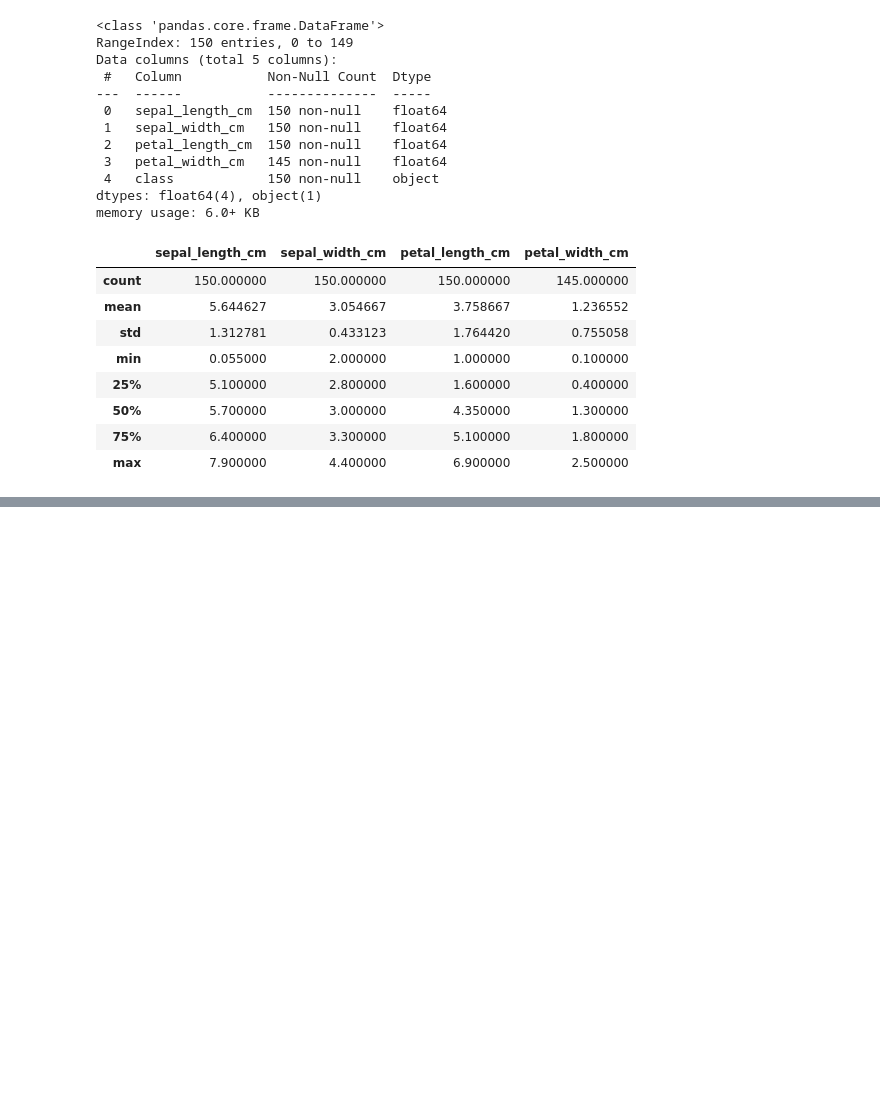
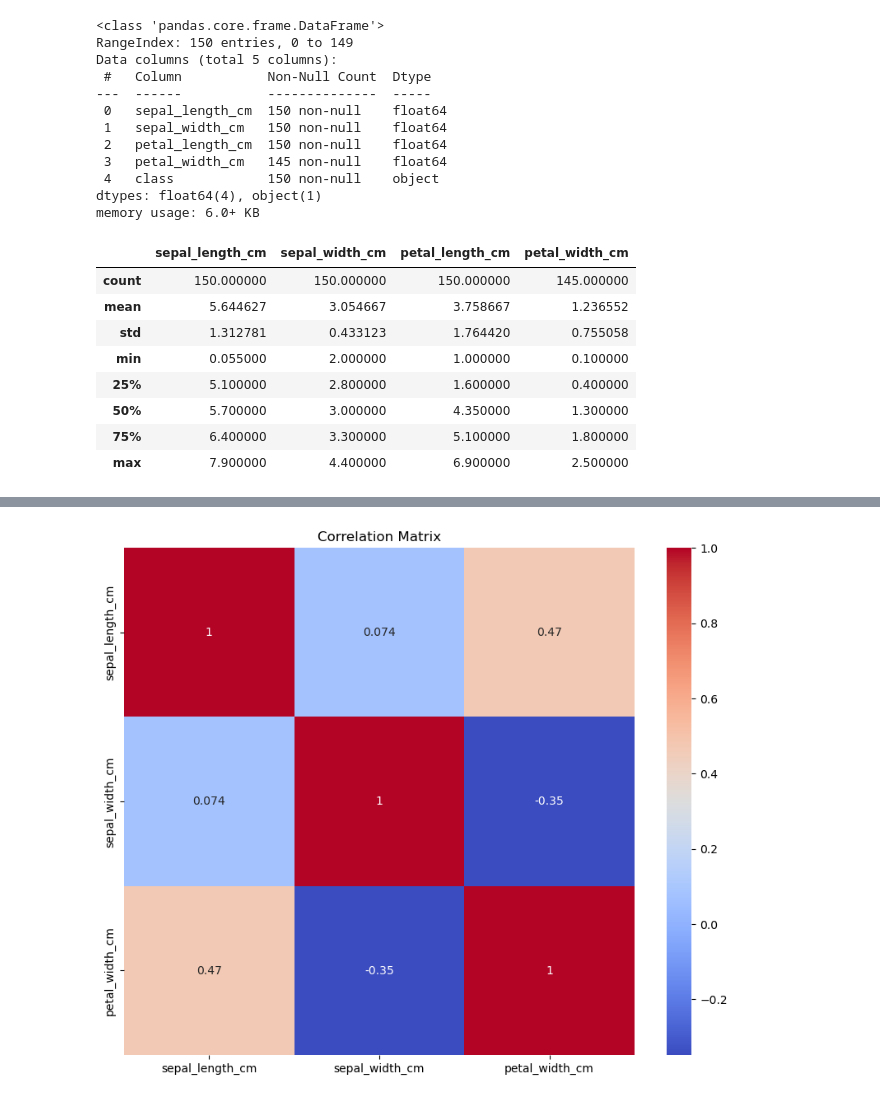
Before and after one commit to ih-datapt-mad/dataptmad0924_labs, a Jupyter notebook: module-3/data-cleaning-challenge/iris.ipynb, the cells around one changed output, grey strips where cells are left out. Cells and saved outputs as stored; diff of their text form; code cells hidden in the pictures; blank space fills up the shorter version.

```diff
--- a/module-3/data-cleaning-challenge/iris.ipynb
+++ b/module-3/data-cleaning-challenge/iris.ipynb
@@ -59,0 +121,4 @@ AttributeError: sort_values
+# %%
+# Eliminar columnas correlacionadas
+df_clean=df_iris.drop(columns="petal_length_cm")
+df_clean
@@ -59,0 +139,4 @@ AttributeError: sort_values
+# %%
+# Eliminar columnas correlacionadas
+df_clean1=df_clean.drop(columns="class")
+df_clean1
@@ -59,0 +157,11 @@ AttributeError: sort_values
+# %%
+# Calcular la matriz de correlación
+corr_matrix2 = df_clean1.corr()
+
+# Crear un mapa de calor de la matriz de correlación
+plt.figure(figsize=(10, 8))
+sns.heatmap(corr_matrix2, annot=True, cmap='coolwarm')
+plt.title('Correlation Matrix')
+plt.show()
+# %% [output]
+[figure, added]
```
Also changed, not shown: parts of 14 cells of this notebook, 1 other file.
